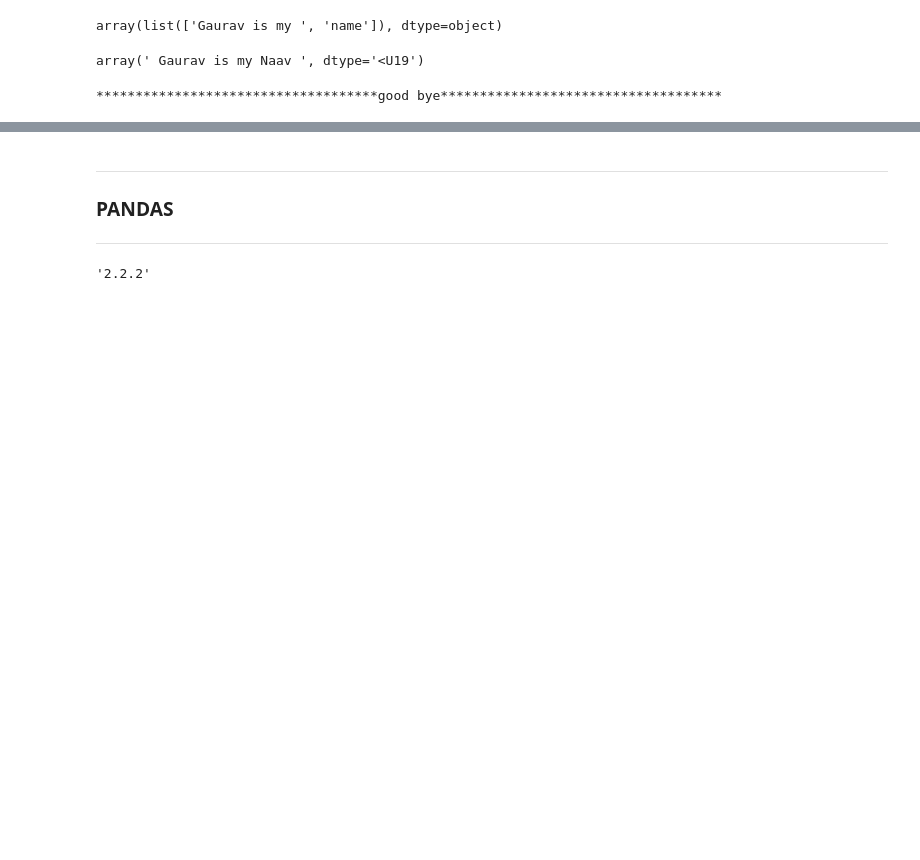
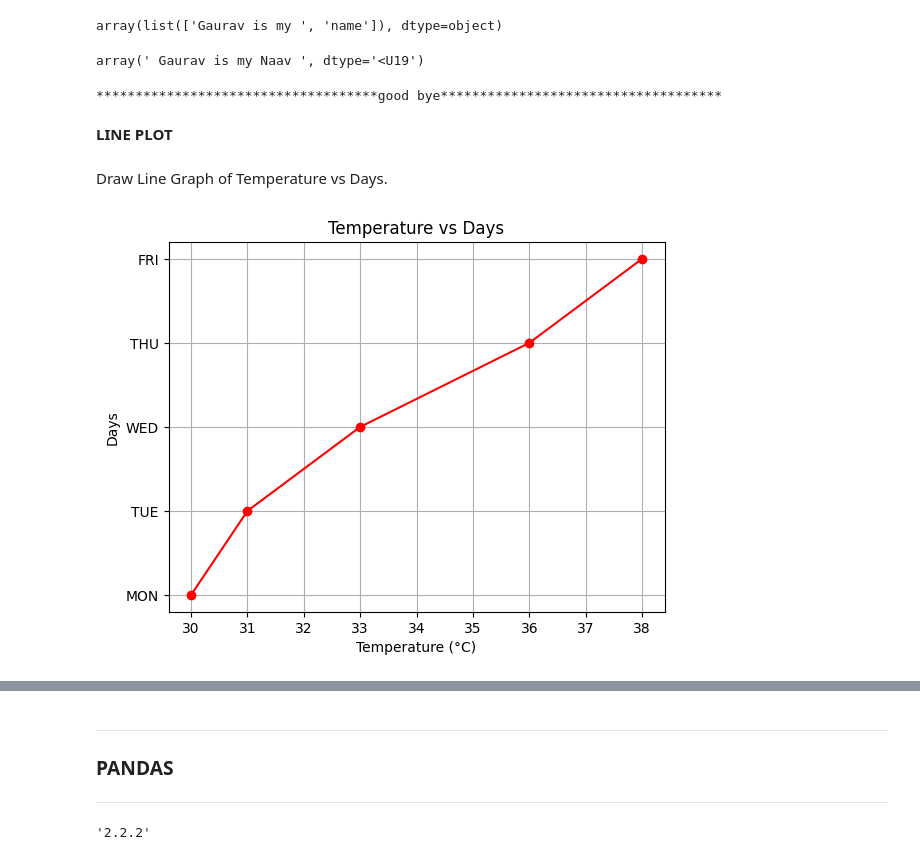
Before and after one commit to Gaurav-29-eng/Anudip, a Jupyter notebook: NUMPY.ipynb, the cells around one changed output, grey strips where cells are left out. Drawn from its saved outputs; the diff is of its cells as text; code cells hidden in the pictures; blank space fills up the shorter version.

```diff
--- a/NUMPY.ipynb
+++ b/NUMPY.ipynb
@@ -1092,3 +1092,27 @@ d = np.char.center('good bye', 80, '*')
 print(d)
 # %% [output]
 ************************************good bye************************************
+# %% [markdown]
+**LINE PLOT**
+# %% [markdown]
+Draw Line Graph of Temperature vs Days.
+# %%
+import matplotlib.pyplot as plt
+
+
+temperature = [30,31,33,36,38 ]
+days = ["MON","TUE","WED","THU","FRI"]
+
+
+plt.plot(temperature, days, color = "red", marker = "o")
+
+
+plt.xlabel("Temperature (°C)")
+plt.ylabel("Days")
+plt.title("Temperature vs Days")
+
+plt.grid(True)
+
+plt.show()
+# %% [output]
+[figure, added]
```
Also changed, not shown: parts of 22 cells of this notebook.
